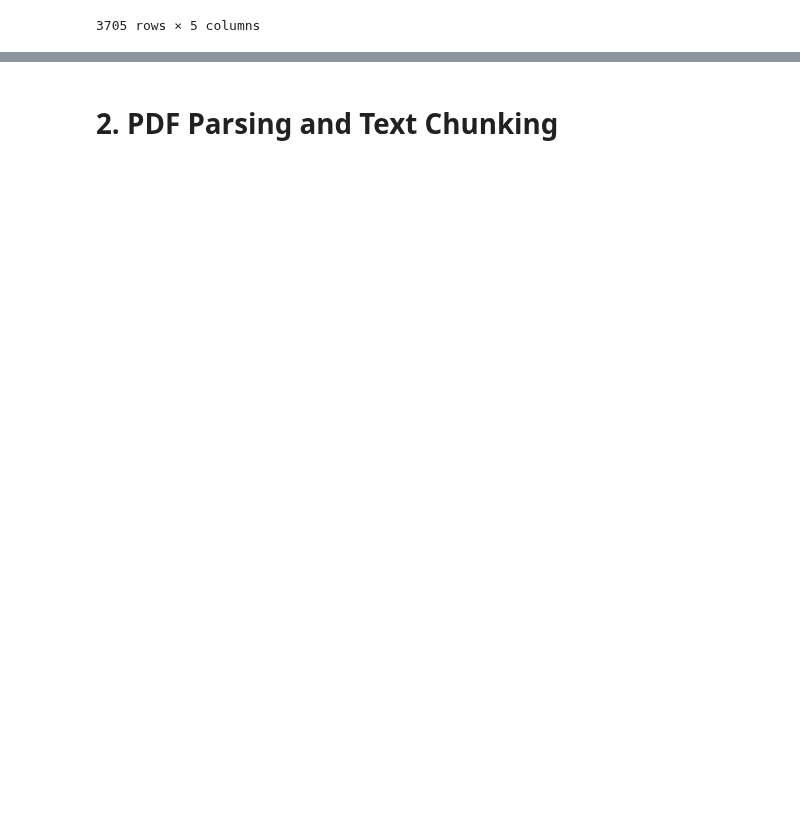
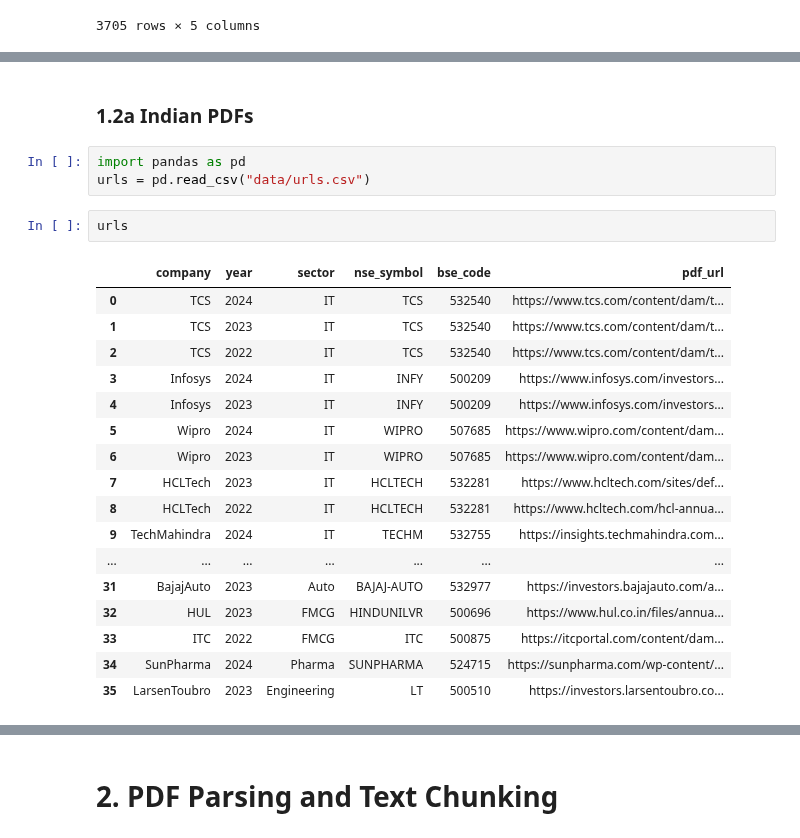
Before and after one commit to sarthakg004/Bharat-Fin-Agent, a Jupyter notebook: experimentation.ipynb, the cells around one changed output, grey strips where cells are left out. Saved outputs shown, nothing was run; the diff lists cells and outputs as text; blank space fills up the shorter version.

```diff
--- a/experimentation.ipynb
+++ b/experimentation.ipynb
@@ -862 +863,26 @@ def _build_cli() -> argparse.ArgumentParser:
+# %% [markdown]
+### 1.2a Indian PDFs
+# %%
+import pandas as pd
+urls = pd.read_csv("data/urls.csv")
+# %%
+urls
+# %% [output]
+|  | company | year | sector | nse_symbol | bse_code | pdf_url |
+| 0 | TCS | 2024 | IT | TCS | 532540 | https://www.tcs.com/content/dam/t... |
+| 1 | TCS | 2023 | IT | TCS | 532540 | https://www.tcs.com/content/dam/t... |
+| 2 | TCS | 2022 | IT | TCS | 532540 | https://www.tcs.com/content/dam/t... |
+| 3 | Infosys | 2024 | IT | INFY | 500209 | https://www.infosys.com/investors... |
+| 4 | Infosys | 2023 | IT | INFY | 500209 | https://www.infosys.com/investors... |
+| 5 | Wipro | 2024 | IT | WIPRO | 507685 | https://www.wipro.com/content/dam... |
+| 6 | Wipro | 2023 | IT | WIPRO | 507685 | https://www.wipro.com/content/dam... |
+| 7 | HCLTech | 2023 | IT | HCLTECH | 532281 | https://www.hcltech.com/sites/def... |
+| 8 | HCLTech | 2022 | IT | HCLTECH | 532281 | https://www.hcltech.com/hcl-annua... |
+| 9 | TechMahindra | 2024 | IT | TECHM | 532755 | https://insights.techmahindra.com... |
+| ... | ... | ... | ... | ... | ... | ... |
+| 31 | BajajAuto | 2023 | Auto | BAJAJ-AUTO | 532977 | https://investors.bajajauto.com/a... |
+| 32 | HUL | 2023 | FMCG | HINDUNILVR | 500696 | https://www.hul.co.in/files/annua... |
+| 33 | ITC | 2022 | FMCG | ITC | 500875 | https://itcportal.com/content/dam... |
+| 34 | SunPharma | 2024 | Pharma | SUNPHARMA | 524715 | https://sunpharma.com/wp-content/... |
+| 35 | LarsenToubro | 2023 | Engineering | LT | 500510 | https://investors.larsentoubro.co... |
 # %%
```
Also changed, not shown: parts of 18 cells of this notebook, 2 other files.
